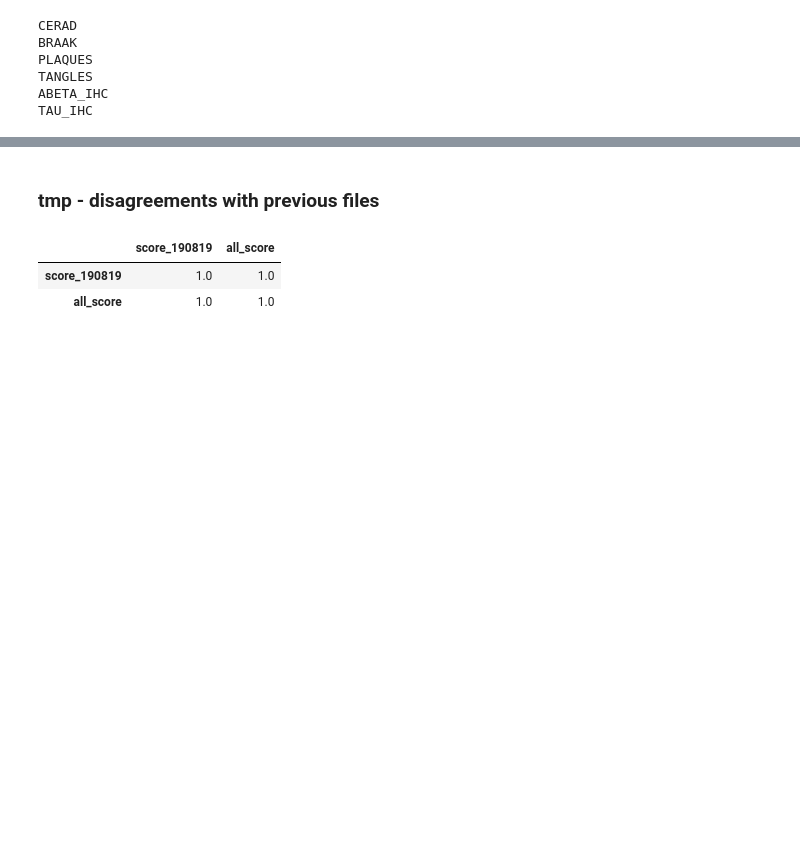
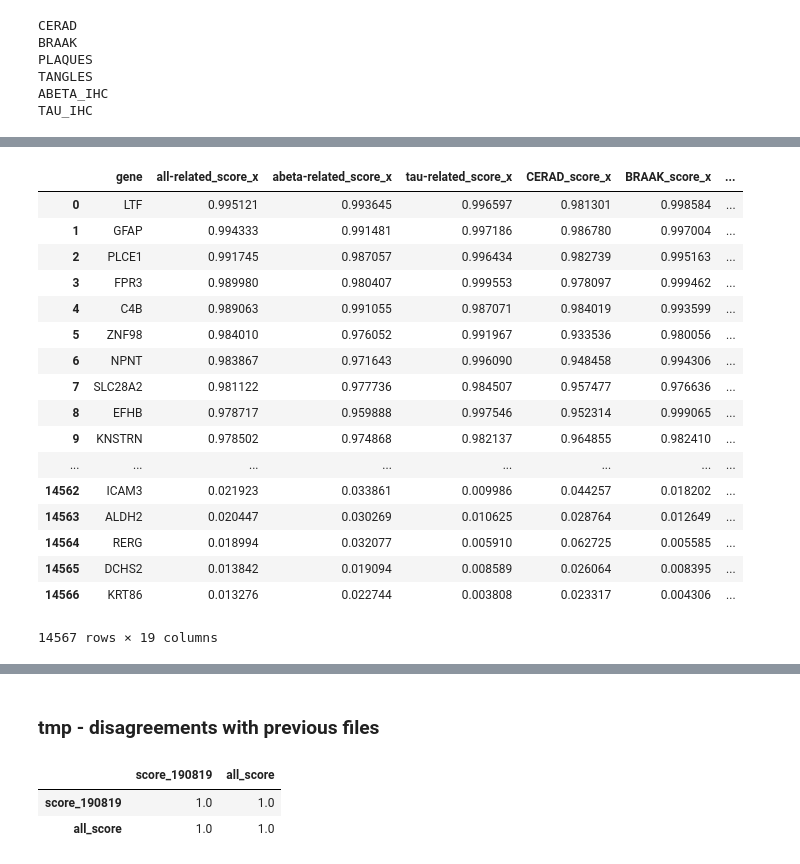
Before and after one commit to suinleelab/MD-AD, a Jupyter notebook: Analyses_Top_Genes/TMP_CLEAN_MAYBE_final_genes_from_correlations-Copy1.ipynb, the cells around one changed output, grey strips where cells are left out. Drawn from its saved outputs; the diff is of its cells as text; code cells hidden in the pictures; blank space fills up the shorter version.

```diff
--- a/Analyses_Top_Genes/TMP_CLEAN_MAYBE_final_genes_from_correlations-Copy1.ipynb
+++ b/Analyses_Top_Genes/TMP_CLEAN_MAYBE_final_genes_from_correlations-Copy1.ipynb
@@ -96,0 +95,6 @@ RANK_DF.to_csv("correlation_based_rankings.csv")
+# %%
+MDAD_rank_in_plots = pd.read_csv("paper_results/ALL_CONSENSUS_SCORES.csv")
+# %%
+rnk = pd.read_csv("paper_results/CONSENSUS_SCORES_190909/ALL_CONSENSUS_SCORES.csv").sort_values("gene")
+# %%
+tmp = MDAD_rank_in_plots.merge(rnk, on="gene")
@@ -96,0 +125,21 @@ RANK_DF.to_csv("correlation_based_rankings.csv")
+# %%
+tmp
+# %% [output]
+|  | gene | all-related_score_x | abeta-related_score_x | tau-related_score_x | CERAD_score_x | BRAAK_score_x | ... |
+| 0 | LTF | 0.995121 | 0.993645 | 0.996597 | 0.981301 | 0.998584 | ... |
+| 1 | GFAP | 0.994333 | 0.991481 | 0.997186 | 0.986780 | 0.997004 | ... |
+| 2 | PLCE1 | 0.991745 | 0.987057 | 0.996434 | 0.982739 | 0.995163 | ... |
+| 3 | FPR3 | 0.989980 | 0.980407 | 0.999553 | 0.978097 | 0.999462 | ... |
+| 4 | C4B | 0.989063 | 0.991055 | 0.987071 | 0.984019 | 0.993599 | ... |
+| 5 | ZNF98 | 0.984010 | 0.976052 | 0.991967 | 0.933536 | 0.980056 | ... |
+| 6 | NPNT | 0.983867 | 0.971643 | 0.996090 | 0.948458 | 0.994306 | ... |
+| 7 | SLC28A2 | 0.981122 | 0.977736 | 0.984507 | 0.957477 | 0.976636 | ... |
+| 8 | EFHB | 0.978717 | 0.959888 | 0.997546 | 0.952314 | 0.999065 | ... |
+| 9 | KNSTRN | 0.978502 | 0.974868 | 0.982137 | 0.964855 | 0.982410 | ... |
+| ... | ... | ... | ... | ... | ... | ... | ... |
+| 14562 | ICAM3 | 0.021923 | 0.033861 | 0.009986 | 0.044257 | 0.018202 | ... |
+| 14563 | ALDH2 | 0.020447 | 0.030269 | 0.010625 | 0.028764 | 0.012649 | ... |
+| 14564 | RERG | 0.018994 | 0.032077 | 0.005910 | 0.062725 | 0.005585 | ... |
+| 14565 | DCHS2 | 0.013842 | 0.019094 | 0.008589 | 0.026064 | 0.008395 | ... |
+| 14566 | KRT86 | 0.013276 | 0.022744 | 0.003808 | 0.023317 | 0.004306 | ... |
+14567 rows × 19 columns
```
Also changed, not shown: parts of 13 cells of this notebook, 44 other files.
